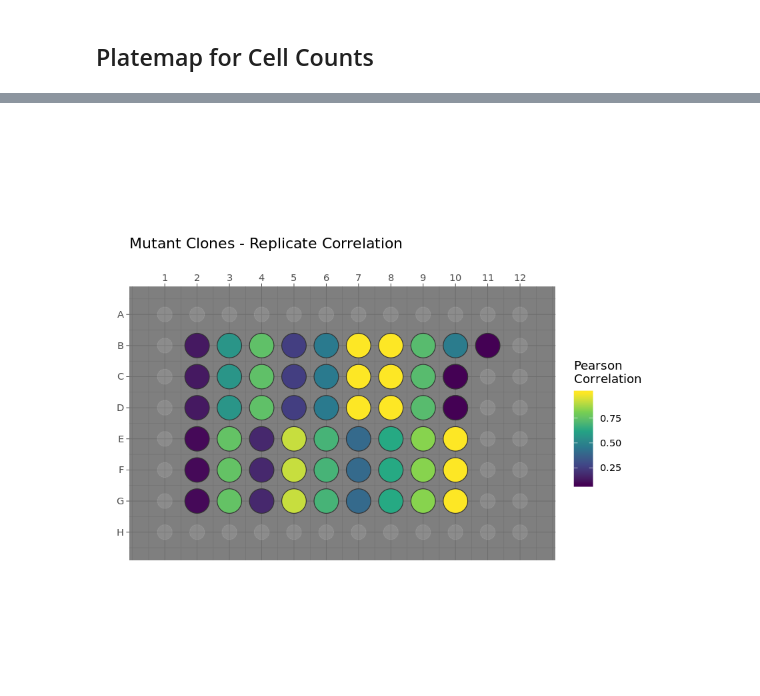
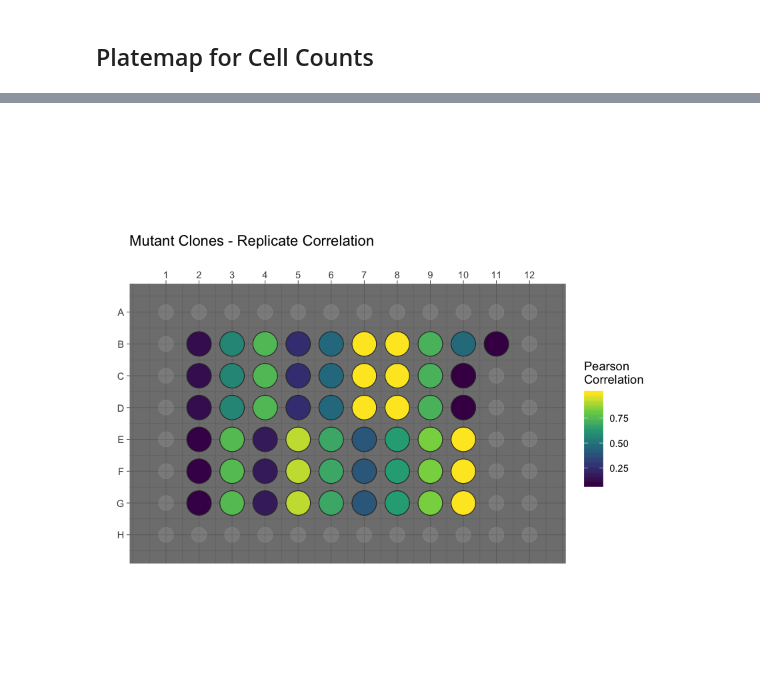
Before and after one commit to broadinstitute/profiling-resistance-mechanisms, a Jupyter notebook: investigate-plate-effects.ipynb, the cells around one changed output, grey strips where cells are left out. Drawn from its saved outputs; the diff is of its cells as text; code cells hidden in the pictures.

Commit message:
resize figures

```diff
--- a/investigate-plate-effects.ipynb
+++ b/investigate-plate-effects.ipynb
@@ -216,18 +238,18 @@ cell_count_wt_gg
 # %%
-mut_replicate <- mut_median_cor_df %>% dplyr::filter(replicate)
+mut_replicate <- mut_median_cor_df %>% dplyr::filter(replicate == "True")
 
 cor_mut_gg <-
     platetools::raw_map(data = mut_replicate$correlation,
                         well = mut_replicate$Metadata_Well,
                         plate = 96) +
     ggtitle("Mutant Clones - Replicate Correlation") +
     theme_dark() +
     scale_fill_continuous(type = "viridis", name = "Pearson\nCorrelation")
 
 fig_file <- file.path("figures", "plate_effects", paste0(batch, "_mut_replicate_correlation.png"))
-ggsave(fig_file, height = 3, width = 5)
+ggsave(fig_file, height = 4, width = 6)
 
 cor_mut_gg
 # %% [output]
-[figure, old version]
+[figure, new version]
 # %%
```
Also changed, not shown: parts of 8 cells of this notebook, 6 other files.
